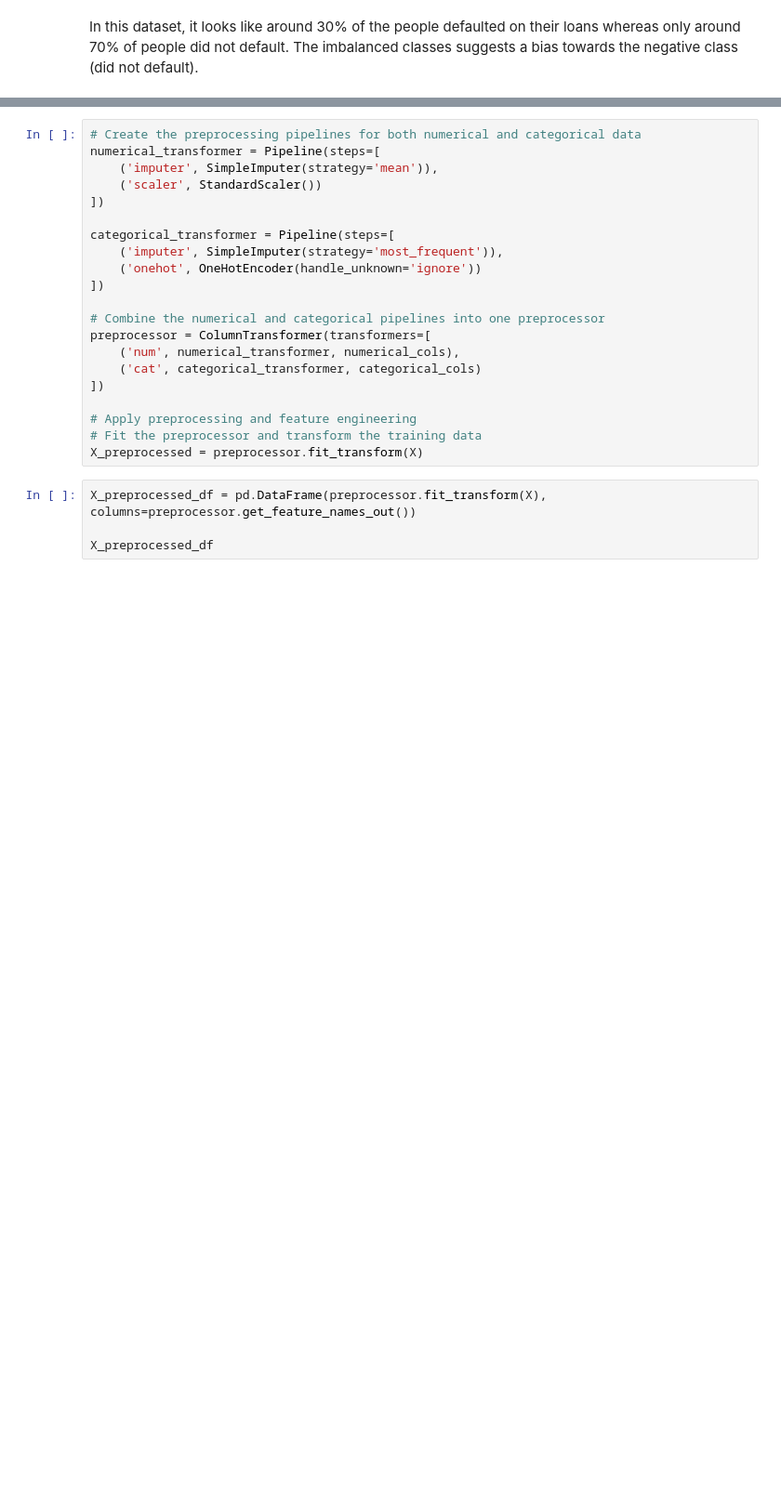
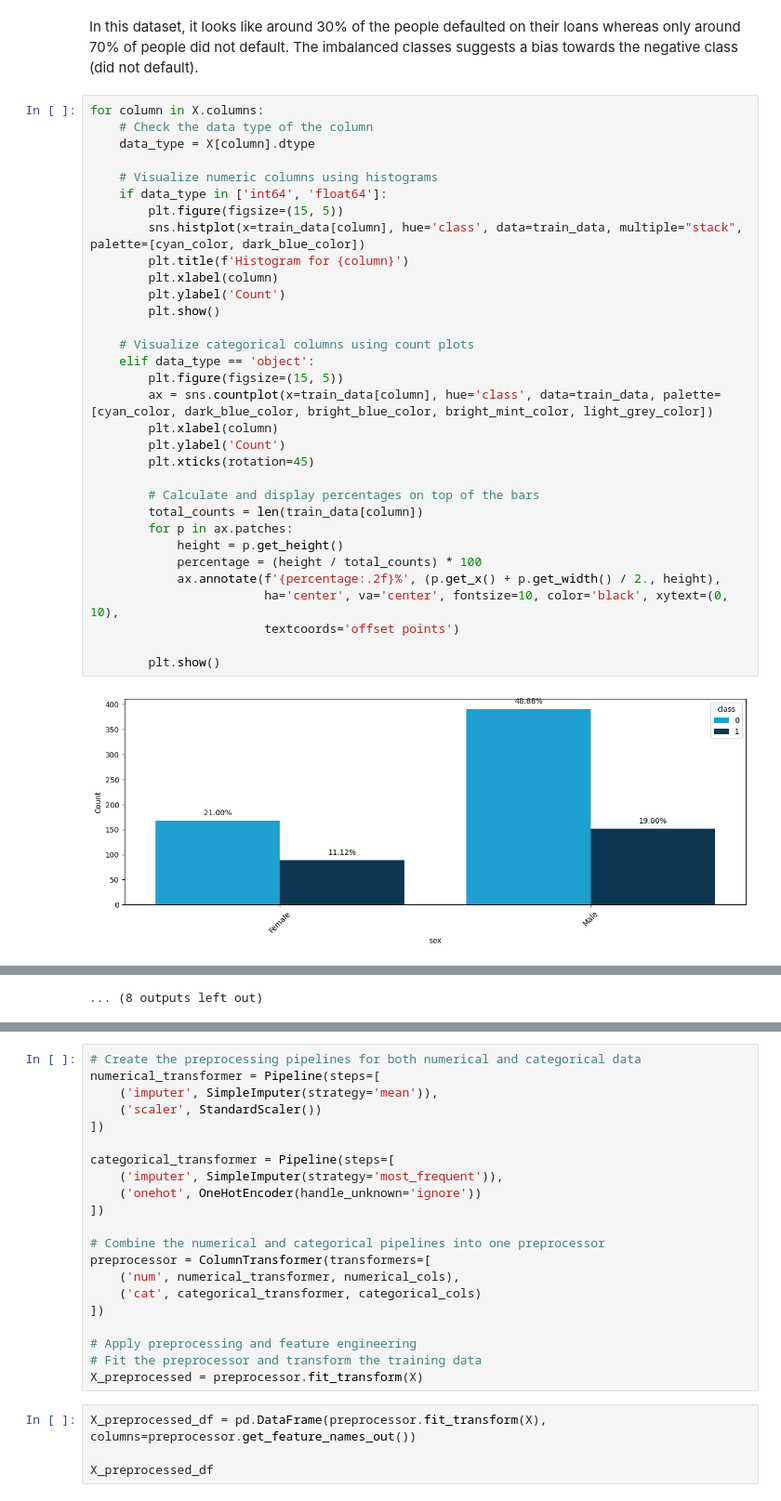
Before and after one commit to techwithlik/LoanPrediction, a Jupyter notebook: Visualise_Analysis_Loan.ipynb, the cells around one changed output, grey strips where cells are left out. Shown at 93% size. Saved outputs shown, nothing was run; the diff lists cells and outputs as text; blank space fills up the shorter version.

```diff
--- a/Visualise_Analysis_Loan.ipynb
+++ b/Visualise_Analysis_Loan.ipynb
@@ -114,3 +114,37 @@ plt.show()
 [figure]
 # %% [markdown]
 In this dataset, it looks like around 30% of the people defaulted on their loans whereas only around 70% of people did not default. The imbalanced classes suggests a bias towards the negative class (did not default).
+# %%
+for column in X.columns:
+    # Check the data type of the column
+    data_type = X[column].dtype
+
+    # Visualize numeric columns using histograms
+    if data_type in ['int64', 'float64']:
+        plt.figure(figsize=(15, 5))
+        sns.histplot(x=train_data[column], hue='class', data=train_data, multiple="stack", palette=[cyan_color, dark_blue_color])
+        plt.title(f'Histogram for {column}')
+        plt.xlabel(column)
+        plt.ylabel('Count')
+        plt.show()
+
+    # Visualize categorical columns using count plots
+    elif data_type == 'object':
+        plt.figure(figsize=(15, 5))
+        ax = sns.countplot(x=train_data[column], hue='class', data=train_data, palette=[cyan_color, dark_blue_color, bright_blue_color, bright_mint_color, light_grey_color])
+        plt.xlabel(column)
+        plt.ylabel('Count')
+        plt.xticks(rotation=45)
+
+        # Calculate and display percentages on top of the bars
+        total_counts = len(train_data[column])
+        for p in ax.patches:
+            height = p.get_height()
+            percentage = (height / total_counts) * 100
+            ax.annotate(f'{percentage:.2f}%', (p.get_x() + p.get_width() / 2., height),
+                        ha='center', va='center', fontsize=10, color='black', xytext=(0, 10),
+                        textcoords='offset points')
+
+        plt.show()
+# %% [output]
+[figure, added]
@@ -117,3 +162,4 @@ In this dataset, it looks like around 30% of the people defaulted on their loans
+... (8 outputs left out)
 # %%
 for column in X.columns:
     # Check the data type of the column
```
Also changed, not shown: parts of 2 cells of this notebook.
